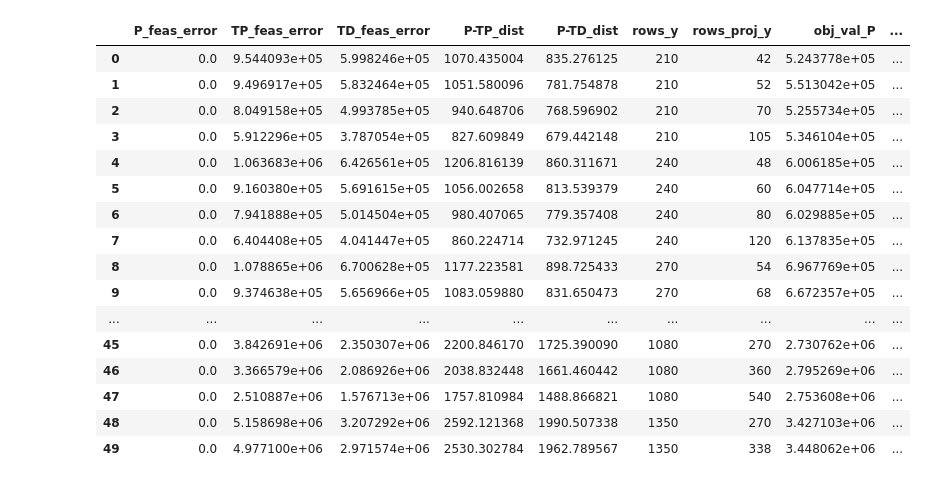
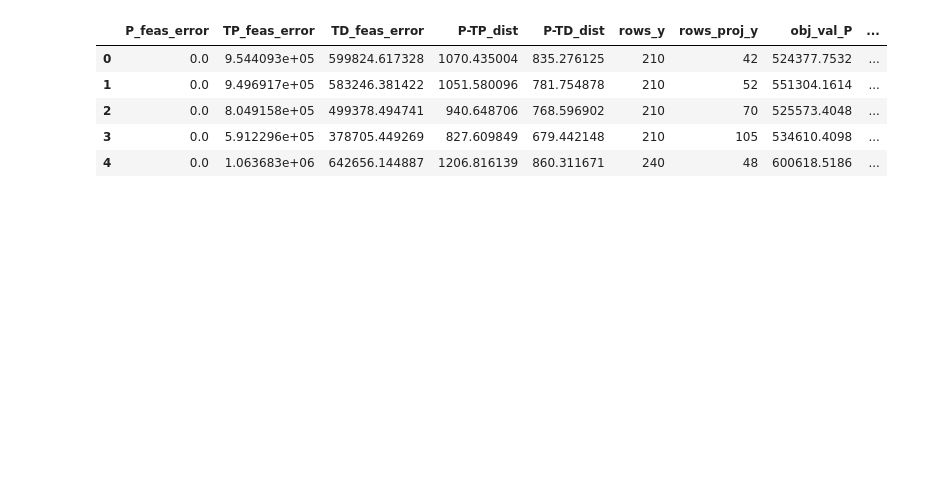
Before and after one commit to redamlahlou/INF580-Random-Projections, a Jupyter notebook: analysis.ipynb, the cells around one changed output. Saved outputs shown, nothing was run; the diff lists cells and outputs as text; code cells hidden in the pictures; blank space fills up the shorter version.

```diff
--- a/analysis.ipynb
+++ b/analysis.ipynb
@@ -40,28 +29,17 @@ display(groupedData3)
 # %%
 #groupedData = inputFile.groupby(["rows","columns","rows_proj"])["P_feas_error","TP_feas_error","TD_feas_error","P-TP_dist","P-TD_dist"].mean()
 #groupedData2 = inputFile.groupby(["rows","columns","rows_proj"])["obj_val_P","obj_val_TP","obj_val_TDP"].mean()
 groupedData = inputFile.groupby(["rows","rows_proj"])["P_feas_error","TP_feas_error","TD_feas_error","P-TP_dist","P-TD_dist"].mean().reset_index()
 groupedData2 = inputFile.groupby(["rows","rows_proj"])["obj_val_P","obj_val_TP","obj_val_TDP"].mean().reset_index()
 groupedData = pd.DataFrame(groupedData)
 for col in groupedData.columns:
     groupedData[col] = np.sqrt(groupedData[col])
 groupedData3 = pd.merge(groupedData, groupedData2, left_index=True, right_index=True).drop(["rows_x","rows_proj_x"],axis=1)
-display(groupedData3)
+display(groupedData3.head())
 # %% [output]
 |  | P_feas_error | TP_feas_error | TD_feas_error | P-TP_dist | P-TD_dist | rows_y | rows_proj_y | obj_val_P | ... |
-| 0 | 0.0 | 9.544093e+05 | 5.998246e+05 | 1070.435004 | 835.276125 | 210 | 42 | 5.243778e+05 | ... |
-| 1 | 0.0 | 9.496917e+05 | 5.832464e+05 | 1051.580096 | 781.754878 | 210 | 52 | 5.513042e+05 | ... |
-| 2 | 0.0 | 8.049158e+05 | 4.993785e+05 | 940.648706 | 768.596902 | 210 | 70 | 5.255734e+05 | ... |
-| 3 | 0.0 | 5.912296e+05 | 3.787054e+05 | 827.609849 | 679.442148 | 210 | 105 | 5.346104e+05 | ... |
-| 4 | 0.0 | 1.063683e+06 | 6.426561e+05 | 1206.816139 | 860.311671 | 240 | 48 | 6.006185e+05 | ... |
-| 5 | 0.0 | 9.160380e+05 | 5.691615e+05 | 1056.002658 | 813.539379 | 240 | 60 | 6.047714e+05 | ... |
-| 6 | 0.0 | 7.941888e+05 | 5.014504e+05 | 980.407065 | 779.357408 | 240 | 80 | 6.029885e+05 | ... |
-| 7 | 0.0 | 6.404408e+05 | 4.041447e+05 | 860.224714 | 732.971245 | 240 | 120 | 6.137835e+05 | ... |
-| 8 | 0.0 | 1.078865e+06 | 6.700628e+05 | 1177.223581 | 898.725433 | 270 | 54 | 6.967769e+05 | ... |
-| 9 | 0.0 | 9.374638e+05 | 5.656966e+05 | 1083.059880 | 831.650473 | 270 | 68 | 6.672357e+05 | ... |
-| ... | ... | ... | ... | ... | ... | ... | ... | ... | ... |
-| 45 | 0.0 | 3.842691e+06 | 2.350307e+06 | 2200.846170 | 1725.390090 | 1080 | 270 | 2.730762e+06 | ... |
-| 46 | 0.0 | 3.366579e+06 | 2.086926e+06 | 2038.832448 | 1661.460442 | 1080 | 360 | 2.795269e+06 | ... |
-| 47 | 0.0 | 2.510887e+06 | 1.576713e+06 | 1757.810984 | 1488.866821 | 1080 | 540 | 2.753608e+06 | ... |
-| 48 | 0.0 | 5.158698e+06 | 3.207292e+06 | 2592.121368 | 1990.507338 | 1350 | 270 | 3.427103e+06 | ... |
-| 49 | 0.0 | 4.977100e+06 | 2.971574e+06 | 2530.302784 | 1962.789567 | 1350 | 338 | 3.448062e+06 | ... |
+| 0 | 0.0 | 9.544093e+05 | 599824.617328 | 1070.435004 | 835.276125 | 210 | 42 | 524377.7532 | ... |
+| 1 | 0.0 | 9.496917e+05 | 583246.381422 | 1051.580096 | 781.754878 | 210 | 52 | 551304.1614 | ... |
+| 2 | 0.0 | 8.049158e+05 | 499378.494741 | 940.648706 | 768.596902 | 210 | 70 | 525573.4048 | ... |
+| 3 | 0.0 | 5.912296e+05 | 378705.449269 | 827.609849 | 679.442148 | 210 | 105 | 534610.4098 | ... |
+| 4 | 0.0 | 1.063683e+06 | 642656.144887 | 1206.816139 | 860.311671 | 240 | 48 | 600618.5186 | ... |
```
Also changed, not shown: parts of 9 cells of this notebook.
